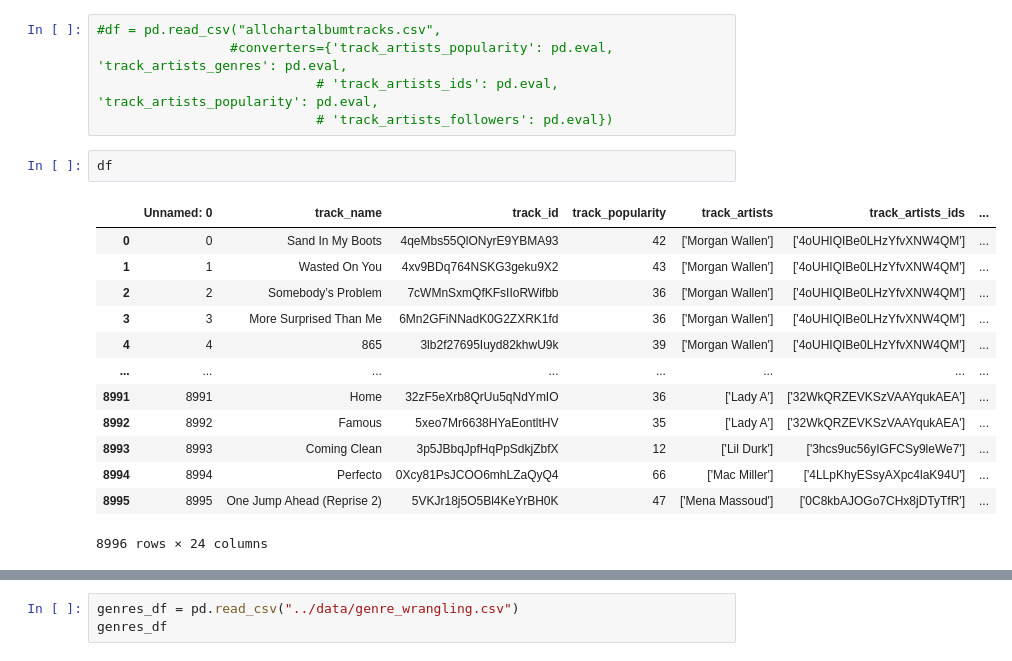
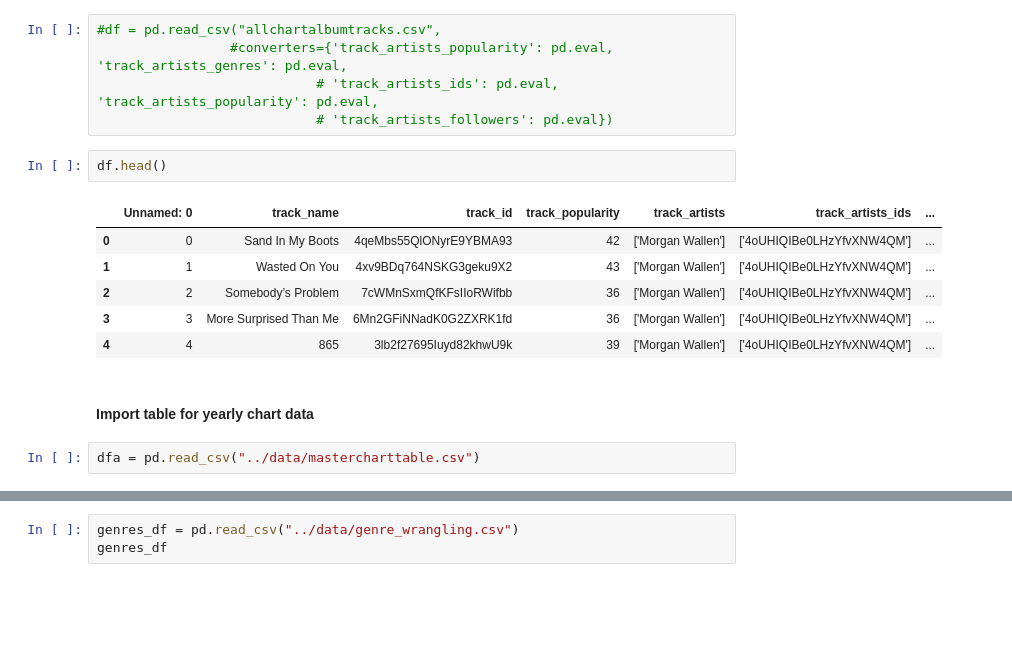
Before and after one commit to katieravenwood/Spotify-Five-Year-Analysis-Project, a Jupyter notebook: notebooks/NestedListandDummyRecoding.ipynb, the cells around one changed output, grey strips where cells are left out. Saved outputs shown, nothing was run; the diff lists cells and outputs as text; blank space fills up the shorter version.

```diff
--- a/notebooks/NestedListandDummyRecoding.ipynb
+++ b/notebooks/NestedListandDummyRecoding.ipynb
@@ -19,18 +21,15 @@ df = pd.read_csv("../data/allchartalbumtracks.csv")
                             # 'track_artists_ids': pd.eval, 'track_artists_popularity': pd.eval,
                             # 'track_artists_followers': pd.eval})
 # %%
-df
+df.head()
 # %% [output]
 |  | Unnamed: 0 | track_name | track_id | track_popularity | track_artists | track_artists_ids | ... |
 | 0 | 0 | Sand In My Boots | 4qeMbs55QlONyrE9YBMA93 | 42 | ['Morgan Wallen'] | ['4oUHIQIBe0LHzYfvXNW4QM'] | ... |
 | 1 | 1 | Wasted On You | 4xv9BDq764NSKG3geku9X2 | 43 | ['Morgan Wallen'] | ['4oUHIQIBe0LHzYfvXNW4QM'] | ... |
 | 2 | 2 | Somebody’s Problem | 7cWMnSxmQfKFsIIoRWifbb | 36 | ['Morgan Wallen'] | ['4oUHIQIBe0LHzYfvXNW4QM'] | ... |
 | 3 | 3 | More Surprised Than Me | 6Mn2GFiNNadK0G2ZXRK1fd | 36 | ['Morgan Wallen'] | ['4oUHIQIBe0LHzYfvXNW4QM'] | ... |
 | 4 | 4 | 865 | 3lb2f27695Iuyd82khwU9k | 39 | ['Morgan Wallen'] | ['4oUHIQIBe0LHzYfvXNW4QM'] | ... |
-| ... | ... | ... | ... | ... | ... | ... | ... |
-| 8991 | 8991 | Home | 32zF5eXrb8QrUu5qNdYmIO | 36 | ['Lady A'] | ['32WkQRZEVKSzVAAYqukAEA'] | ... |
-| 8992 | 8992 | Famous | 5xeo7Mr6638HYaEontltHV | 35 | ['Lady A'] | ['32WkQRZEVKSzVAAYqukAEA'] | ... |
-| 8993 | 8993 | Coming Clean | 3p5JBbqJpfHqPpSdkjZbfX | 12 | ['Lil Durk'] | ['3hcs9uc56yIGFCSy9leWe7'] | ... |
-| 8994 | 8994 | Perfecto | 0Xcy81PsJCOO6mhLZaQyQ4 | 66 | ['Mac Miller'] | ['4LLpKhyESsyAXpc4laK94U'] | ... |
-| 8995 | 8995 | One Jump Ahead (Reprise 2) | 5VKJr18j5O5Bl4KeYrBH0K | 47 | ['Mena Massoud'] | ['0C8kbAJOGo7CHx8jDTyTfR'] | ... |
-8996 rows × 24 columns
+# %% [markdown]
+#### Import table for yearly chart data
+# %%
+dfa = pd.read_csv("../data/mastercharttable.csv")
```
Also changed, not shown: parts of 28 cells of this notebook, 4 other files.
